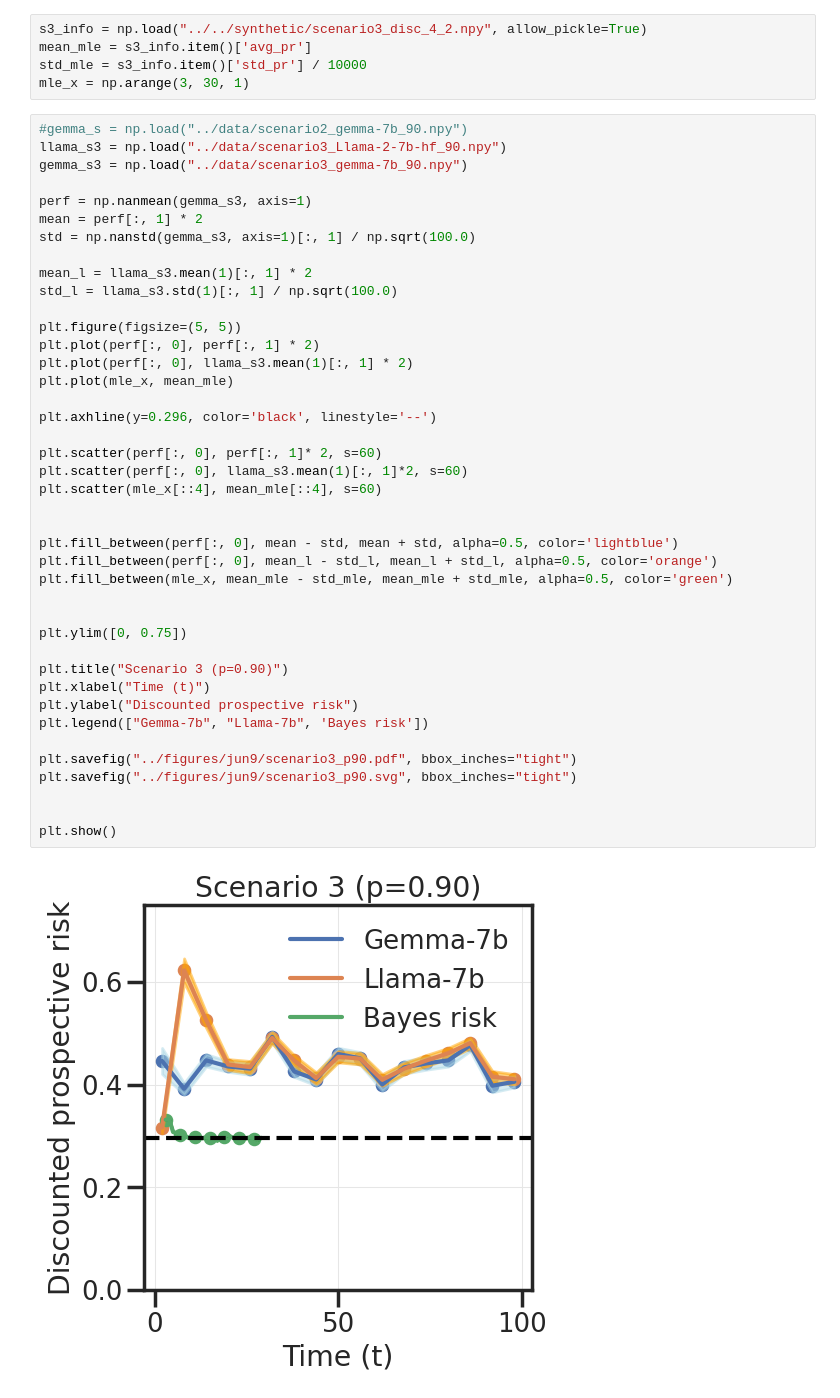
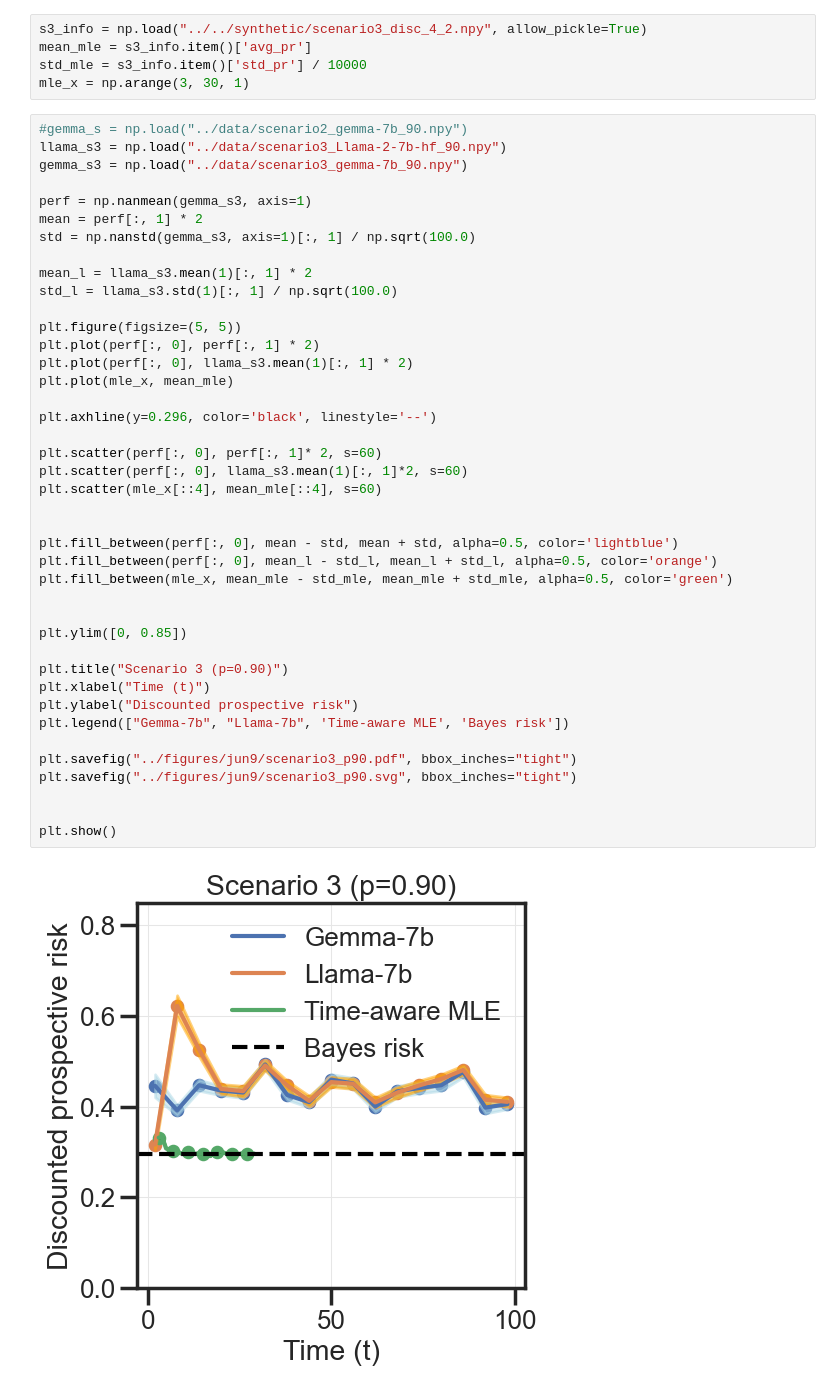
Before and after one commit to YuxinB/ProL, a Jupyter notebook: llm/notebooks/llm_prob.ipynb, the cells around one changed output. Cells and saved outputs as stored; diff of their text form.

Commit message:
LLM plots

```diff
--- a/llm/notebooks/llm_prob.ipynb
+++ b/llm/notebooks/llm_prob.ipynb
@@ -313,33 +313,33 @@ mean_l = llama_s3.mean(1)[:, 1] * 2
 std_l = llama_s3.std(1)[:, 1] / np.sqrt(100.0)
 
 plt.figure(figsize=(5, 5))
 plt.plot(perf[:, 0], perf[:, 1] * 2)
 plt.plot(perf[:, 0], llama_s3.mean(1)[:, 1] * 2)
 plt.plot(mle_x, mean_mle)
 
 plt.axhline(y=0.296, color='black', linestyle='--')
 
 plt.scatter(perf[:, 0], perf[:, 1]* 2, s=60)
 plt.scatter(perf[:, 0], llama_s3.mean(1)[:, 1]*2, s=60)
 plt.scatter(mle_x[::4], mean_mle[::4], s=60)
 
 
 plt.fill_between(perf[:, 0], mean - std, mean + std, alpha=0.5, color='lightblue')
 plt.fill_between(perf[:, 0], mean_l - std_l, mean_l + std_l, alpha=0.5, color='orange')
 plt.fill_between(mle_x, mean_mle - std_mle, mean_mle + std_mle, alpha=0.5, color='green')
 
 
-plt.ylim([0, 0.75])
+plt.ylim([0, 0.85])
 
 plt.title("Scenario 3 (p=0.90)")
 plt.xlabel("Time (t)")
 plt.ylabel("Discounted prospective risk")
-plt.legend(["Gemma-7b", "Llama-7b", 'Bayes risk'])
+plt.legend(["Gemma-7b", "Llama-7b", 'Time-aware MLE', 'Bayes risk'])
 
 plt.savefig("../figures/jun9/scenario3_p90.pdf", bbox_inches="tight")
 plt.savefig("../figures/jun9/scenario3_p90.svg", bbox_inches="tight")
 
 
 plt.show()
 # %% [output]
-[figure, old version]
+[figure, new version]
```
Also changed, not shown: 7 other files.
